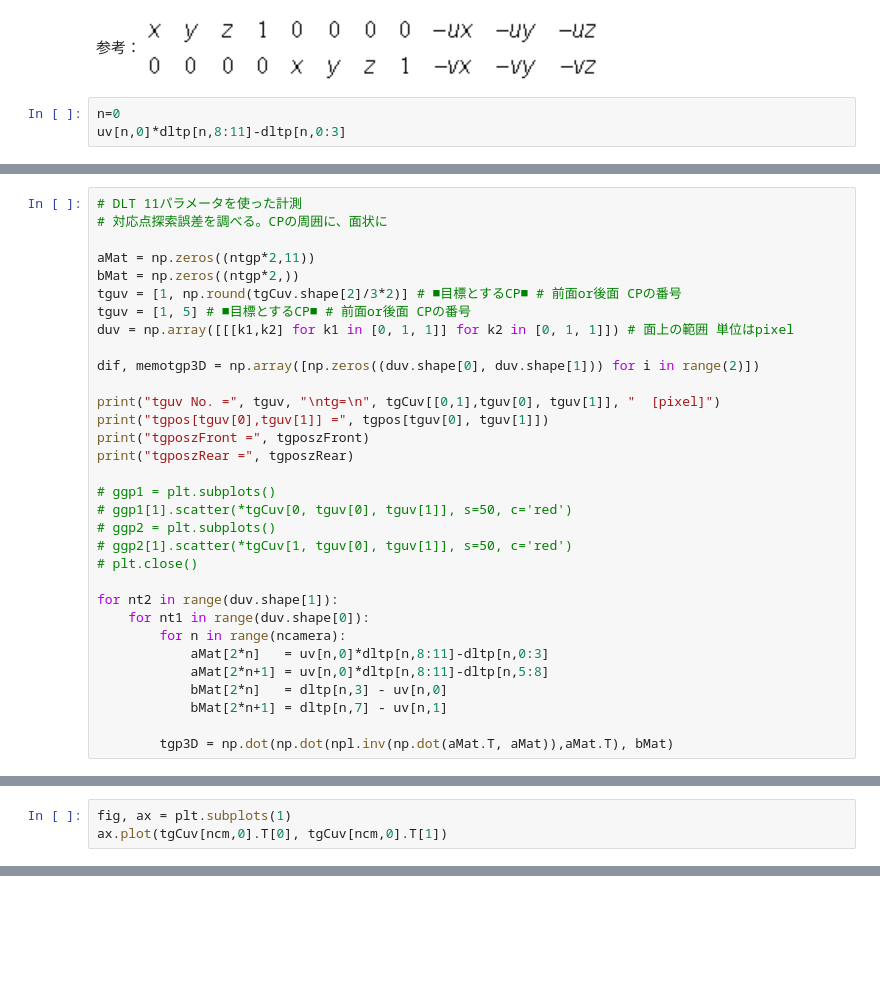
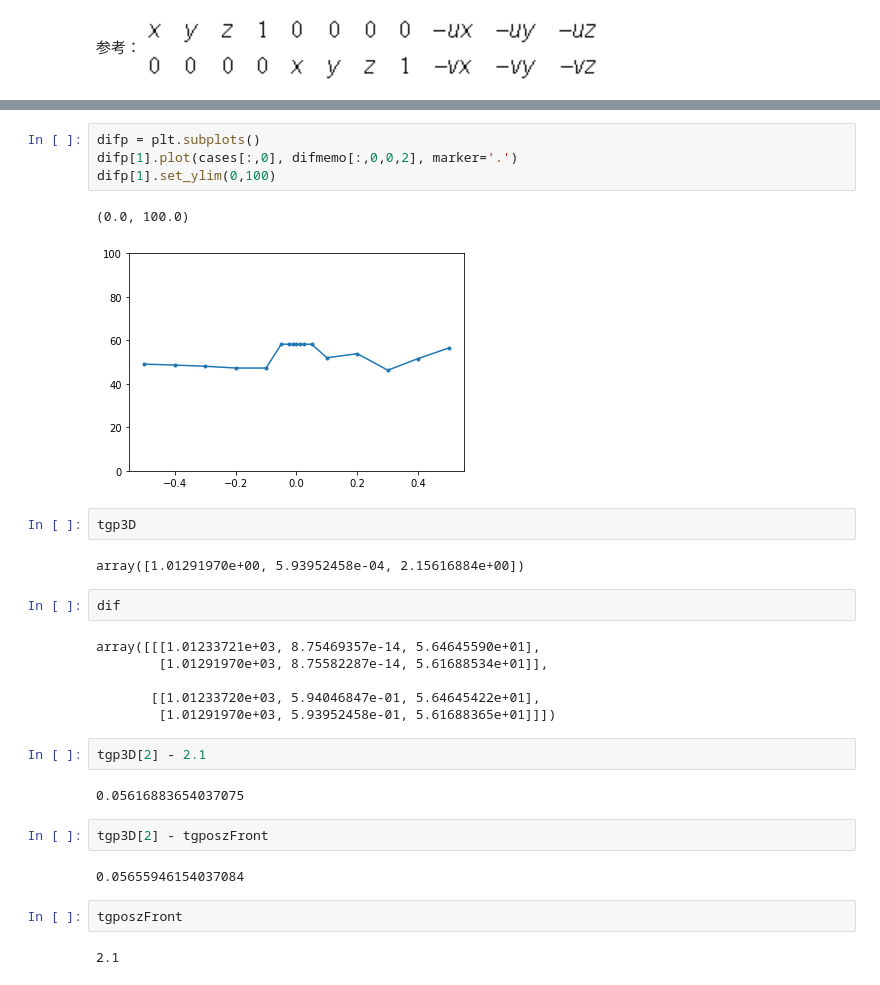
Before and after one commit to AIP-Lab/DLT_simulation, a Jupyter notebook: dlt.ipynb, the cells around one changed output, grey strips where cells are left out. Saved outputs shown, nothing was run; the diff lists cells and outputs as text; blank space fills up the shorter version.

```diff
--- a/dlt.ipynb
+++ b/dlt.ipynb
@@ -236,6 +123,3 @@ Max of Difference:
 # %% [markdown]
 参考：
 ![image-2.png](attachment:image-2.png)
-# %%
-n=0
-uv[n,0]*dltp[n,8:11]-dltp[n,0:3]
@@ -244,32 +125,0 @@ array([-3.53221669e+04,  2.25889932e-10, -1.15774001e+03])
-# %%
-# DLT 11パラメータを使った計測
-# 対応点探索誤差を調べる。CPの周囲に、面状に
-
-aMat = np.zeros((ntgp*2,11))
-bMat = np.zeros((ntgp*2,))
-tguv = [1, np.round(tgCuv.shape[2]/3*2)] # ■目標とするCP■ # 前面or後面 CPの番号
-tguv = [1, 5] # ■目標とするCP■ # 前面or後面 CPの番号
-duv = np.array([[[k1,k2] for k1 in [0, 1, 1]] for k2 in [0, 1, 1]]) # 面上の範囲 単位はpixel
-
-dif, memotgp3D = np.array([np.zeros((duv.shape[0], duv.shape[1])) for i in range(2)])
-
-print("tguv No. =", tguv, "\ntg=\n", tgCuv[[0,1],tguv[0], tguv[1]], "  [pixel]")
-print("tgpos[tguv[0],tguv[1]] =", tgpos[tguv[0], tguv[1]])
-print("tgposzFront =", tgposzFront)
-print("tgposzRear =", tgposzRear)
-
-# ggp1 = plt.subplots()
-# ggp1[1].scatter(*tgCuv[0, tguv[0], tguv[1]], s=50, c='red')
-# ggp2 = plt.subplots()
-# ggp2[1].scatter(*tgCuv[1, tguv[0], tguv[1]], s=50, c='red')
-# plt.close()
-
-for nt2 in range(duv.shape[1]):
-    for nt1 in range(duv.shape[0]):
-        for n in range(ncamera):
-            aMat[2*n]   = uv[n,0]*dltp[n,8:11]-dltp[n,0:3]
-            aMat[2*n+1] = uv[n,0]*dltp[n,8:11]-dltp[n,5:8]
-            bMat[2*n]   = dltp[n,3] - uv[n,0]
-            bMat[2*n+1] = dltp[n,7] - uv[n,1]
-
-        tgp3D = np.dot(np.dot(npl.inv(np.dot(aMat.T, aMat)),aMat.T), bMat)
@@ -318,3 +125,0 @@ array([[-0.25, -0.5 ,  2.6 ],
-# %%
-fig, ax = plt.subplots(1)
-ax.plot(tgCuv[ncm,0].T[0], tgCuv[ncm,0].T[1])
@@ -345,0 +387,31 @@ array([[-0.5 , -0.5 ,  2.6 ],
+# %%
+difp = plt.subplots()
+difp[1].plot(cases[:,0], difmemo[:,0,0,2], marker='.')
+difp[1].set_ylim(0,100)
+# %% [output]
+(0.0, 100.0)
+[figure, added]
+# %%
+tgp3D
+# %% [output]
+array([1.01291970e+00, 5.93952458e-04, 2.15616884e+00])
+# %%
+dif
+# %% [output]
+array([[[1.01233721e+03, 8.75469357e-14, 5.64645590e+01],
+        [1.01291970e+03, 8.75582287e-14, 5.61688534e+01]],
+
+       [[1.01233720e+03, 5.94046847e-01, 5.64645422e+01],
+        [1.01291970e+03, 5.93952458e-01, 5.61688365e+01]]])
+# %%
+tgp3D[2] - 2.1
+# %% [output]
+0.05616883654037075
+# %%
+tgp3D[2] - tgposzFront
+# %% [output]
+0.05655946154037084
+# %%
+tgposzFront
+# %% [output]
+2.1
```
Also changed, not shown: parts of 21 cells of this notebook, 2 other files.
